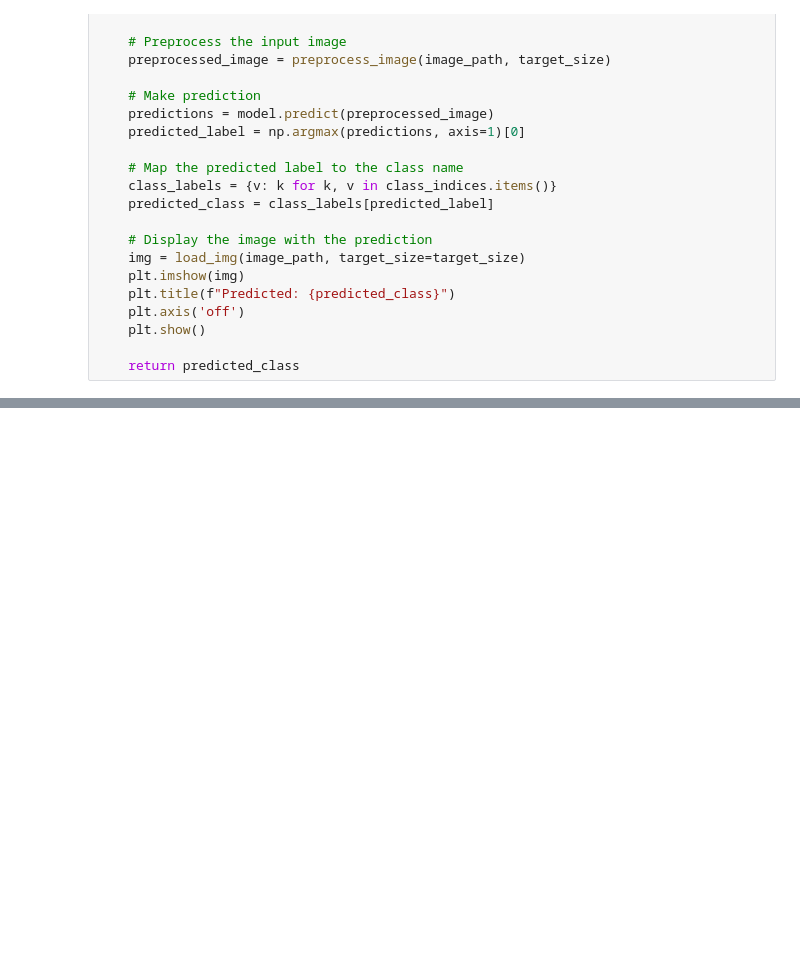
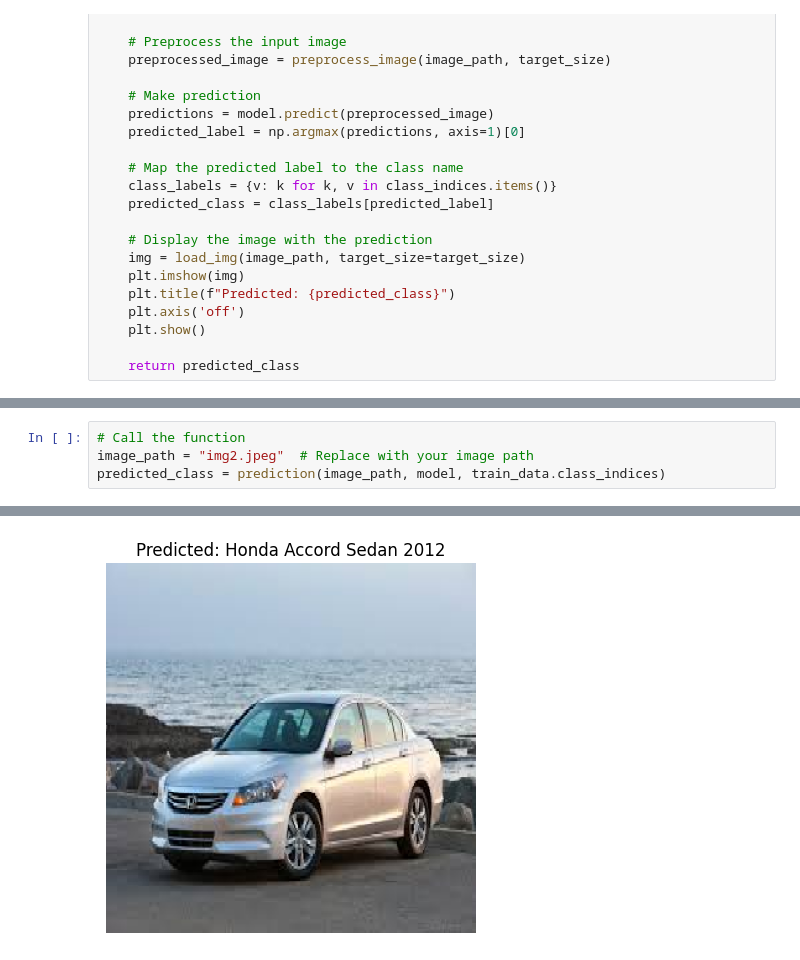
Before and after one commit to mohamedhanfi/Car-Type-Classification, a Jupyter notebook: Xception.ipynb, the cells around one changed output, grey strips where cells are left out. Cells and saved outputs as stored; diff of their text form; blank space fills up the shorter version.

```diff
--- a/Xception.ipynb
+++ b/Xception.ipynb
@@ -340,0 +367,5 @@ print(f"The predicted class is: {predicted_class}")
+# %%
+# Call the function
+image_path = "img2.jpeg"  # Replace with your image path
+predicted_class = prediction(image_path, model, train_data.class_indices)
+# %% [output]
@@ -340,0 +373 @@ print(f"The predicted class is: {predicted_class}")
+[figure, added]
```
Also changed, not shown: parts of 13 cells of this notebook.
